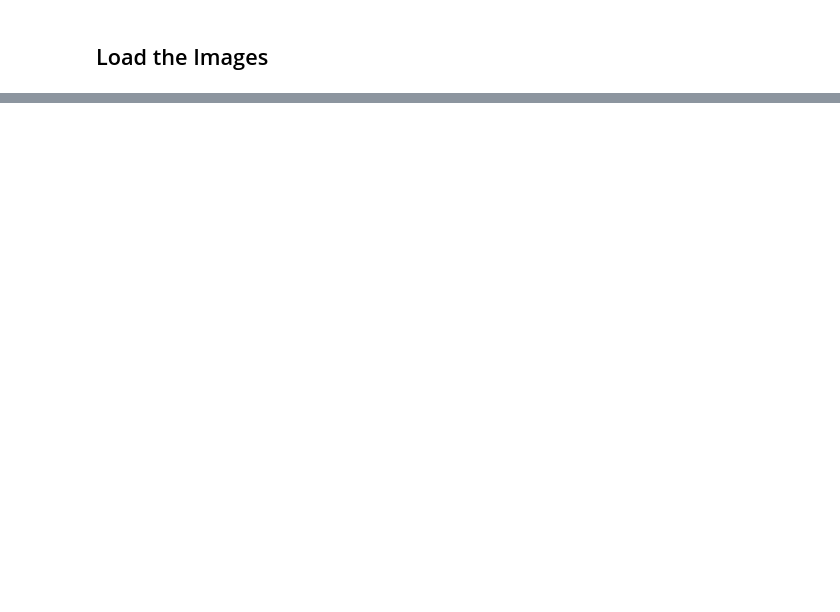
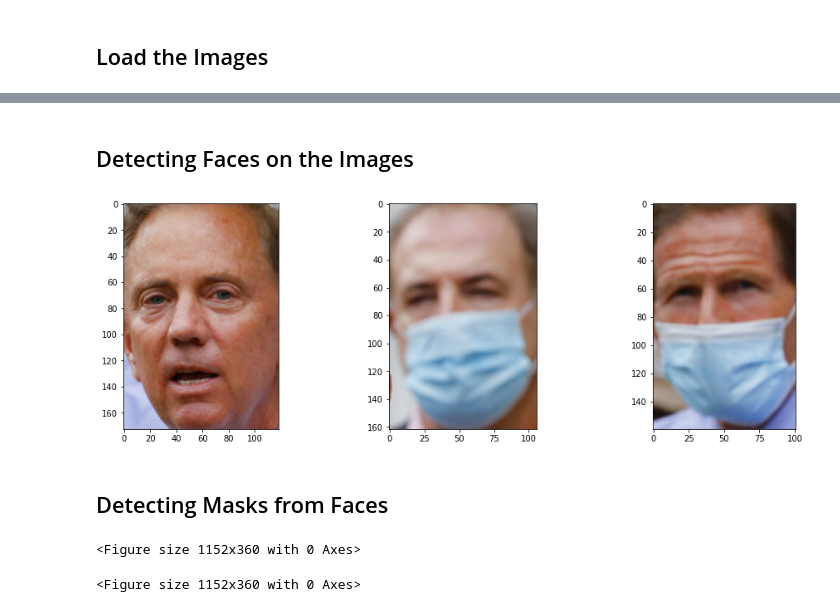
Before and after one commit to boonjo/Mask-Detection, a Jupyter notebook: detect_image.ipynb, the cells around one changed output, grey strips where cells are left out. Drawn from its saved outputs; the diff is of its cells as text; code cells hidden in the pictures; blank space fills up the shorter version.

```diff
--- a/detect_image.ipynb
+++ b/detect_image.ipynb
@@ -25,0 +39,28 @@ img = cv2.imread('imgs/01.jpg')
+# %% [markdown]
+## Detecting Faces on the Images
+# %%
+faces = []
+
+for i in range(dets.shape[2]):
+    confidence = dets[0, 0, i, 2]
+    if confidence > 0.5:
+        x1 = int(dets[0, 0, i, 3] * w)
+        y1 = int(dets[0, 0, i, 4] * h)
+        x2 = int(dets[0, 0, i, 5] * w)
+        y2 = int(dets[0, 0, i, 6] * h)
+        faces.append(img[y1:y2, x1:x2])
+
+plt.figure(figsize=(16, 5))
+
+for i, face in enumerate(faces):
+    plt.subplot(1, len(faces), i+1)
+    plt.imshow(face[:, :, ::-1])
+# %% [output]
+[figure, added]
+# %% [markdown]
+## Detecting Masks from Faces
+# %%
+plt.figure(figsize=(16, 5))
+# %% [output]
+<Figure size 1152x360 with 0 Axes>
+<Figure size 1152x360 with 0 Axes>
```
Also changed, not shown: parts of 4 cells of this notebook.
